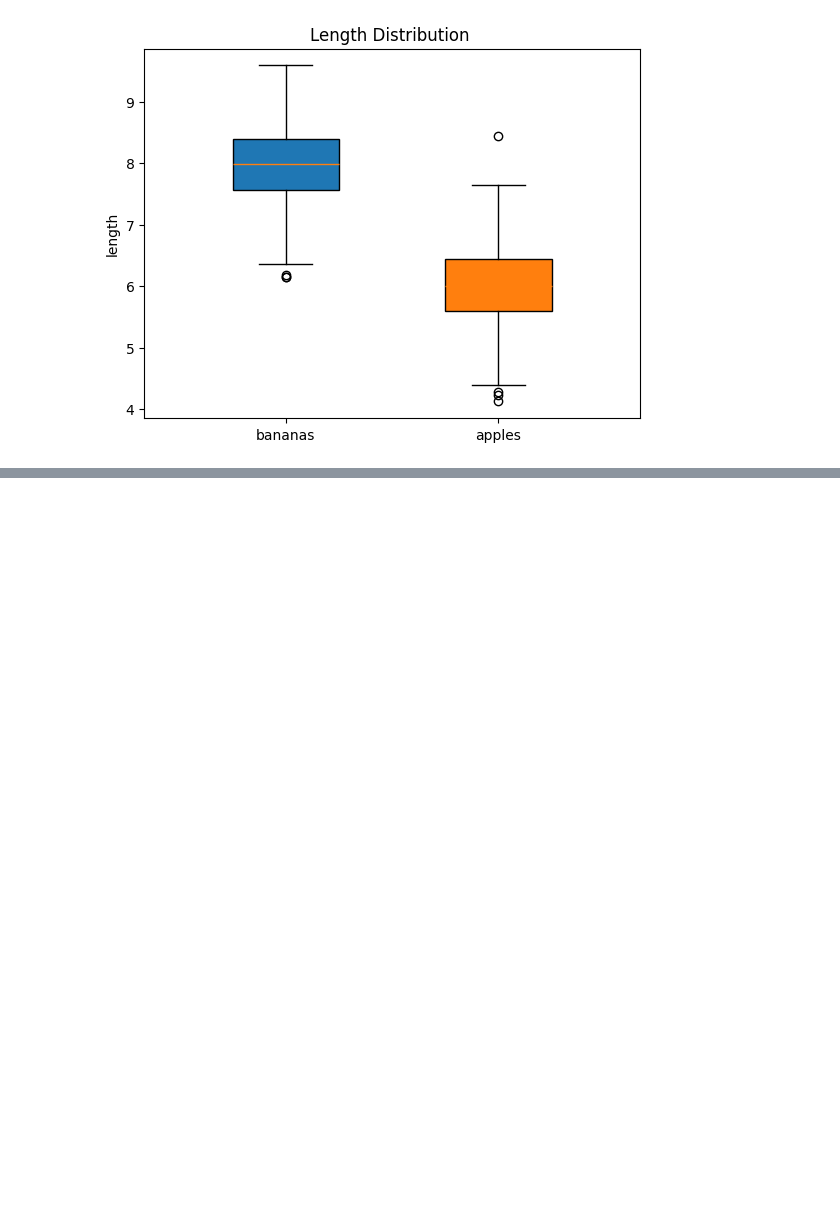
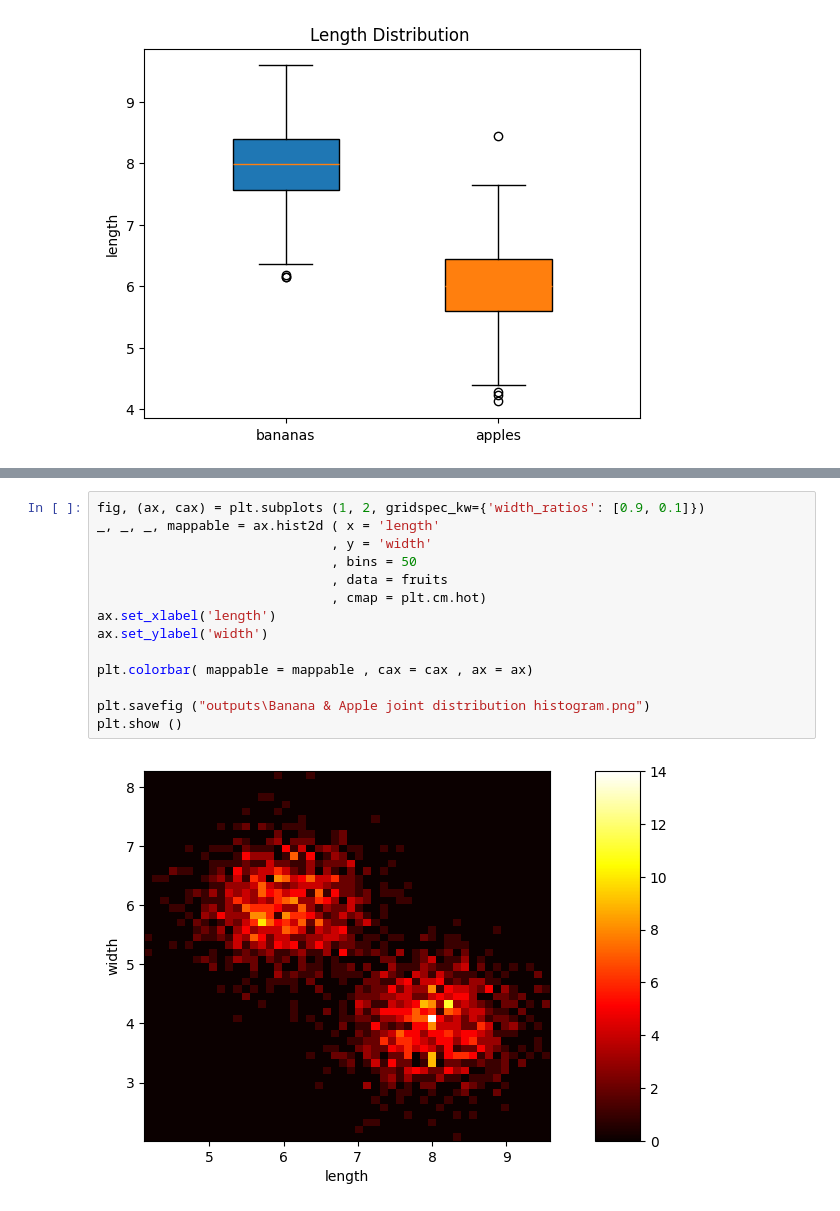
Before and after one commit to TaRa1999R/Data_Science, a Jupyter notebook: assignment38/3-apples&bananas.ipynb, the cells around one changed output, grey strips where cells are left out. Cells and saved outputs as stored; diff of their text form; blank space fills up the shorter version.

```diff
--- a/assignment38/3-apples&bananas.ipynb
+++ b/assignment38/3-apples&bananas.ipynb
@@ -122,0 +117,16 @@ plt.show ()
+# %%
+fig, (ax, cax) = plt.subplots (1, 2, gridspec_kw={'width_ratios': [0.9, 0.1]})
+_, _, _, mappable = ax.hist2d ( x = 'length'
+                              , y = 'width'
+                              , bins = 50
+                              , data = fruits
+                              , cmap = plt.cm.hot)
+ax.set_xlabel('length')
+ax.set_ylabel('width')
+
+plt.colorbar( mappable = mappable , cax = cax , ax = ax)
+
+plt.savefig ("outputs\Banana & Apple joint distribution histogram.png")
+plt.show ()
+# %% [output]
+[figure, added]
```
Also changed, not shown: parts of 11 cells of this notebook, 5 other files.
